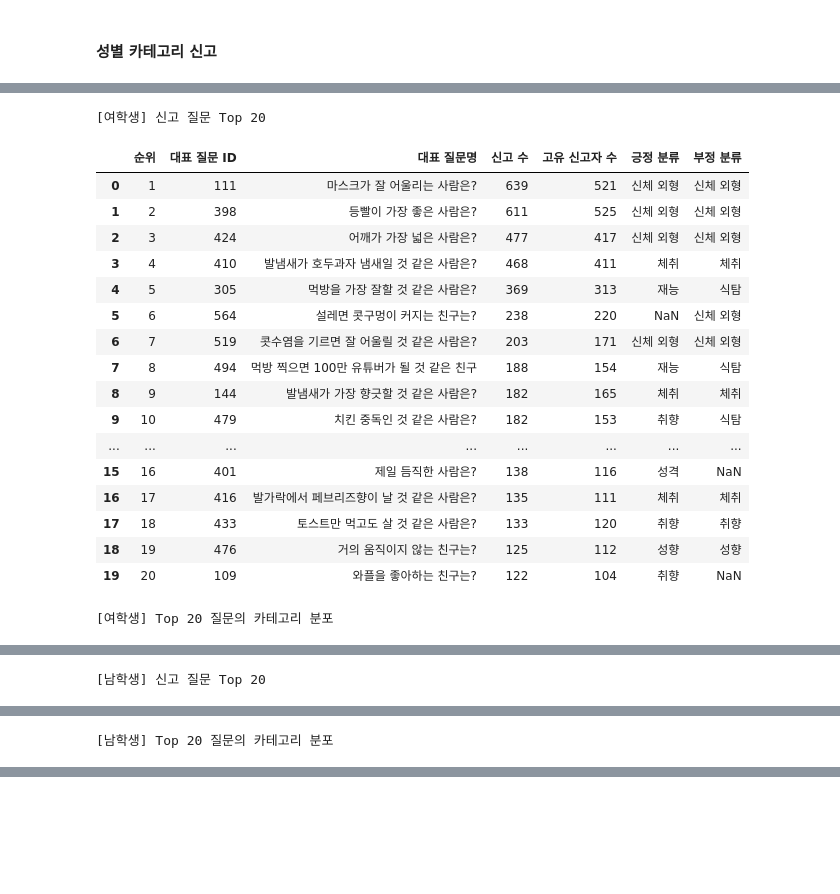
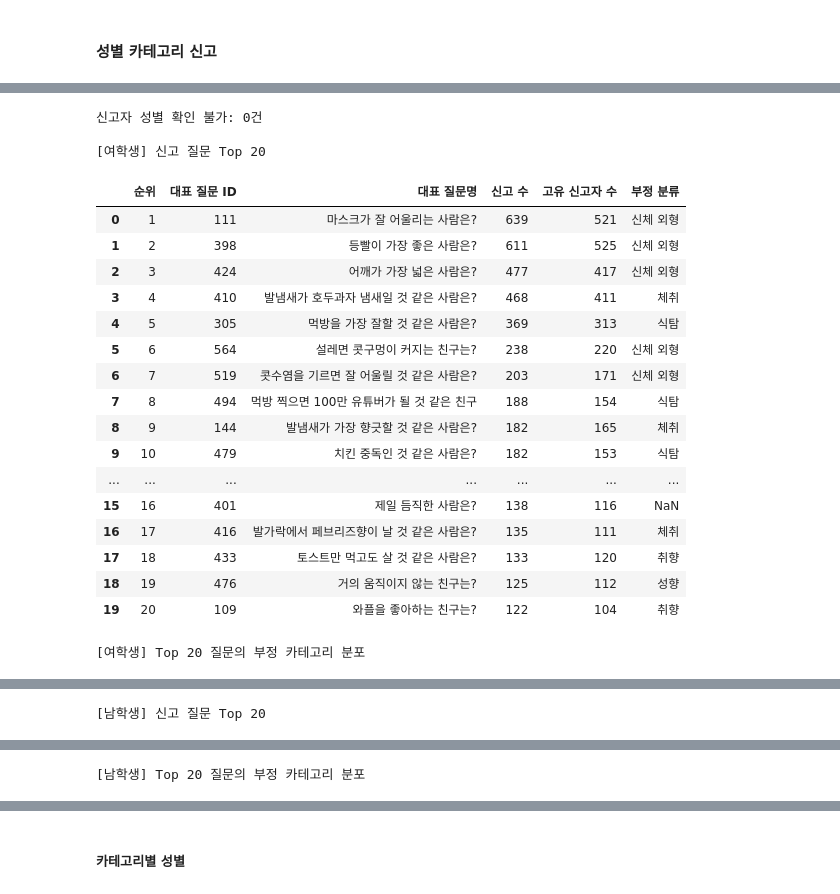
Before and after one commit to qet0506/codeit-sns-moderation, a Jupyter notebook: eda.ipynb, the cells around one changed output, grey strips where cells are left out. Drawn from its saved outputs; the diff is of its cells as text; code cells hidden in the pictures; blank space fills up the shorter version.

```diff
--- a/eda.ipynb
+++ b/eda.ipynb
@@ -2939,7 +4016,7 @@ display(
 from pathlib import Path
 import pandas as pd
 
-csv_path = Path.cwd() / "대표질문_통합목록_최종_긍정부정_라벨링_수정본.csv"
+csv_path = Path.cwd() / "통합질문_라벨링.csv"
 
 df_labels = pd.read_csv(csv_path, encoding="utf-8-sig")
 # %% [markdown]
@@ -4093,15 +4625,10 @@ if (
 ):
     raise ValueError("라벨 CSV의 대표 질문 ID 결측·중복을 확인해 주세요.")
 
-df_top20_labels["카테고리"] = [
-    list(dict.fromkeys(
-        split_labels(pos) + split_labels(neg)
-    ))
-    for pos, neg in zip(
-        df_top20_labels["긍정 분류"],
-        df_top20_labels["부정 분류"],
-    )
-]
+# 카테고리는 부정 분류만 사용
+df_top20_labels["카테고리"] = (
+    df_top20_labels["부정 분류"].apply(split_labels)
+)
 
 # 2. 전체 학교 범위의 지정 사유 신고에 신고자 성별 연결
 df_gender_top20_source = (
@@ -4122,6 +4649,11 @@ df_gender_top20_source = (
         how="left",
         validate="many_to_one",
     )
+)
+
+print(
+    "신고자 성별 확인 불가:",
+    f"{(~df_gender_top20_source['gender'].isin(['F', 'M'])).sum():,}건",
 )
 
 # 3. 성별·질문별 신고 건수
@@ -4145,7 +4677,7 @@ df_gender_question_counts = (
 gender_top20_questions = {}
 gender_top20_category_distribution = {}
 
-# 4. 성별 Top 20 선정 후 카테고리 분포 계산
+# 4. 성별 Top 20 선정 후 부정 카테고리 분포 계산
 for gender, label in [("F", "여학생"), ("M", "남학생")]:
     top20 = (
         df_gender_question_counts.loc[
@@ -4169,12 +4701,18 @@ for gender, label in [("F", "여학생"), ("M", "남학생")]:
     top20.insert(0, "순위", range(1, len(top20) + 1))
     total_questions = len(top20)
 
-    # 라벨 누락도 분포에서 확인할 수 있도록 표시
+    # 연결된 질문에서 부정 라벨이 없으면 '부정 분류 없음'
     top20["카테고리"] = top20["카테고리"].apply(
         lambda labels: labels
         if isinstance(labels, list) and labels
-        else ["라벨 확인 불가"]
+        else ["부정 분류 없음"]
     )
+
+    # CSV 연결 실패는 라벨이 없는 경우와 구분
+    unmatched = top20["_merge"].eq("left_only")
+
+    for idx in top20.index[unmatched]:
+        top20.at[idx, "카테고리"] = ["라벨 연결 불가"]
 
     distribution = (
         top20[["대표 질문 ID", "카테고리"]]
@@ -4183,55 +4721,57 @@ for gender, label in [("F", "여학생"), ("M", "남학생")]:
         .groupby("카테고리")["대표 질문 ID"]
         .nunique()
         .reset_index(name="질문 수")
+        .rename(columns={"카테고리": "부정 카테고리"})
     )
 
     distribution["Top 20 내 비율(%)"] = (
         distribution["질문 수"] / total_questions * 100
         if total_questions else float("nan")
     )
 
     distribution = (
         distribution
         .sort_values(
-            ["질문 수", "카테고리"],
+            ["질문 수", "부정 카테고리"],
             ascending=[False, True],
         )
         .reset_index(drop=True)
     )
 
     gender_top20_questions[label] = top20
     gender_top20_category_distribution[label] = distribution
 
     print(f"\n[{label}] 신고 질문 Top {total_questions}")
     display(top20[[
         "순위",
         "대표 질문 ID",
         "대표 질문명",
         "신고 수",
         "고유 신고자 수",
-        "긍정 분류",
         "부정 분류",
     ]])
 
-    print(f"[{label}] Top {total_questions} 질문의 카테고리 분포")
+    print(f"[{label}] Top {total_questions} 질문의 부정 카테고리 분포")
     display(distribution.round(2))
 # %% [output]
+신고자 성별 확인 불가: 0건
+
 [여학생] 신고 질문 Top 20
-|  | 순위 | 대표 질문 ID | 대표 질문명 | 신고 수 | 고유 신고자 수 | 긍정 분류 | 부정 분류 |
-| 0 | 1 | 111 | 마스크가 잘 어울리는 사람은? | 639 | 521 | 신체 외형 | 신체 외형 |
-| 1 | 2 | 398 | 등빨이 가장 좋은 사람은? | 611 | 525 | 신체 외형 | 신체 외형 |
-| 2 | 3 | 424 | 어깨가 가장 넓은 사람은? | 477 | 417 | 신체 외형 | 신체 외형 |
-| 3 | 4 | 410 | 발냄새가 호두과자 냄새일 것 같은 사람은? | 468 | 411 | 체취 | 체취 |
-| 4 | 5 | 305 | 먹방을 가장 잘할 것 같은 사람은? | 369 | 313 | 재능 | 식탐 |
-| 5 | 6 | 564 | 설레면 콧구멍이 커지는 친구는? | 238 | 220 | NaN | 신체 외형 |
-| 6 | 7 | 519 | 콧수염을 기르면 잘 어울릴 것 같은 사람은? | 203 | 171 | 신체 외형 | 신체 외형 |
-| 7 | 8 | 494 | 먹방 찍으면 100만 유튜버가 될 것 같은 친구 | 188 | 154 | 재능 | 식탐 |
-| 8 | 9 | 144 | 발냄새가 가장 향긋할 것 같은 사람은? | 182 | 165 | 체취 | 체취 |
-| 9 | 10 | 479 | 치킨 중독인 것 같은 사람은? | 182 | 153 | 취향 | 식탐 |
-| ... | ... | ... | ... | ... | ... | ... | ... |
-| 15 | 16 | 401 | 제일 듬직한 사람은? | 138 | 116 | 성격 | NaN |
-| 16 | 17 | 416 | 발가락에서 페브리즈향이 날 것 같은 사람은? | 135 | 111 | 체취 | 체취 |
-| 17 | 18 | 433 | 토스트만 먹고도 살 것 같은 사람은? | 133 | 120 | 취향 | 취향 |
-| 18 | 19 | 476 | 거의 움직이지 않는 친구는? | 125 | 112 | 성향 | 성향 |
-| 19 | 20 | 109 | 와플을 좋아하는 친구는? | 122 | 104 | 취향 | NaN |
+|  | 순위 | 대표 질문 ID | 대표 질문명 | 신고 수 | 고유 신고자 수 | 부정 분류 |
+| 0 | 1 | 111 | 마스크가 잘 어울리는 사람은? | 639 | 521 | 신체 외형 |
+| 1 | 2 | 398 | 등빨이 가장 좋은 사람은? | 611 | 525 | 신체 외형 |
+| 2 | 3 | 424 | 어깨가 가장 넓은 사람은? | 477 | 417 | 신체 외형 |
+| 3 | 4 | 410 | 발냄새가 호두과자 냄새일 것 같은 사람은? | 468 | 411 | 체취 |
+| 4 | 5 | 305 | 먹방을 가장 잘할 것 같은 사람은? | 369 | 313 | 식탐 |
+| 5 | 6 | 564 | 설레면 콧구멍이 커지는 친구는? | 238 | 220 | 신체 외형 |
+| 6 | 7 | 519 | 콧수염을 기르면 잘 어울릴 것 같은 사람은? | 203 | 171 | 신체 외형 |
+| 7 | 8 | 494 | 먹방 찍으면 100만 유튜버가 될 것 같은 친구 | 188 | 154 | 식탐 |
+| 8 | 9 | 144 | 발냄새가 가장 향긋할 것 같은 사람은? | 182 | 165 | 체취 |
+| 9 | 10 | 479 | 치킨 중독인 것 같은 사람은? | 182 | 153 | 식탐 |
+| ... | ... | ... | ... | ... | ... | ... |
+| 15 | 16 | 401 | 제일 듬직한 사람은? | 138 | 116 | NaN |
+| 16 | 17 | 416 | 발가락에서 페브리즈향이 날 것 같은 사람은? | 135 | 111 | 체취 |
+| 17 | 18 | 433 | 토스트만 먹고도 살 것 같은 사람은? | 133 | 120 | 취향 |
+| 18 | 19 | 476 | 거의 움직이지 않는 친구는? | 125 | 112 | 성향 |
+| 19 | 20 | 109 | 와플을 좋아하는 친구는? | 122 | 104 | 취향 |
-[여학생] Top 20 질문의 카테고리 분포
+[여학생] Top 20 질문의 부정 카테고리 분포
@@ -4267 +4806 @@ for gender, label in [("F", "여학생"), ("M", "남학생")]:
-[남학생] Top 20 질문의 카테고리 분포
+[남학생] Top 20 질문의 부정 카테고리 분포
@@ -4280,0 +4819,2 @@ for gender, label in [("F", "여학생"), ("M", "남학생")]:
+# %% [markdown]
+##### 카테고리별 성별
```
Also changed, not shown: parts of 53 cells of this notebook.
